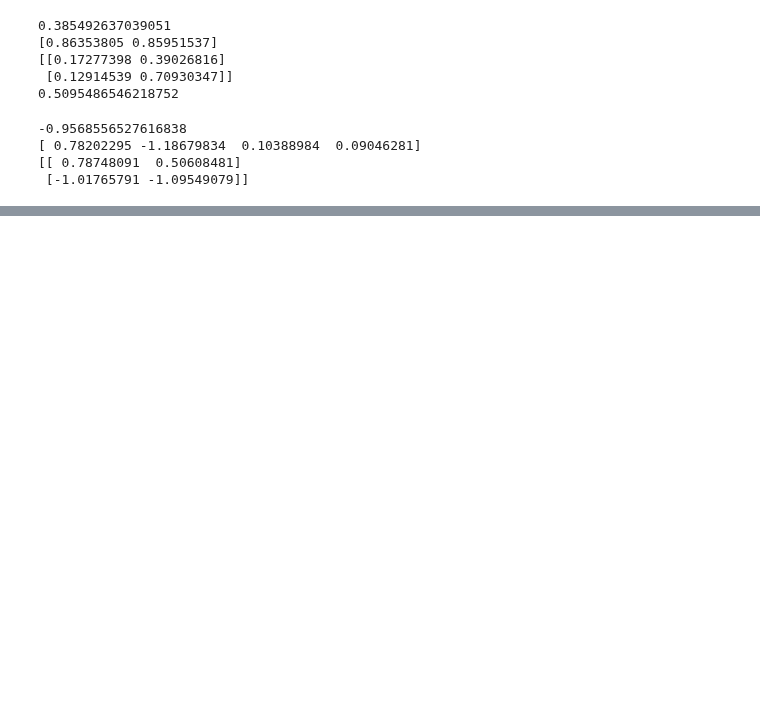
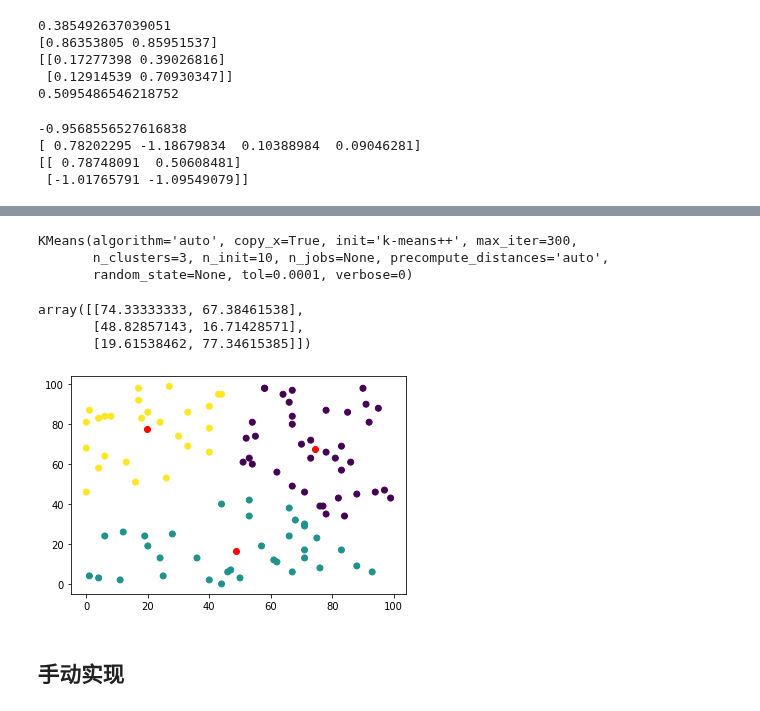
Before and after one commit to jh-lau/NLP, a Jupyter notebook: Artificial_Intelligence_for_NLP/Week_09_0831_kmeans_NN/recode.ipynb, the cells around one changed output, grey strips where cells are left out. Saved outputs shown, nothing was run; the diff lists cells and outputs as text; code cells hidden in the pictures; blank space fills up the shorter version.

```diff
--- a/Artificial_Intelligence_for_NLP/Week_09_0831_kmeans_NN/recode.ipynb
+++ b/Artificial_Intelligence_for_NLP/Week_09_0831_kmeans_NN/recode.ipynb
@@ -48,0 +67,21 @@ print(np.random.randn(2,2))
+# %%
+cluster = KMeans(3)
+cluster.fit(dots)
+# %% [output]
+KMeans(algorithm='auto', copy_x=True, init='k-means++', max_iter=300,
+       n_clusters=3, n_init=10, n_jobs=None, precompute_distances='auto',
+       random_state=None, tol=0.0001, verbose=0)
+# %%
+cluster.cluster_centers_
+# %% [output]
+array([[74.33333333, 67.38461538],
+       [48.82857143, 16.71428571],
+       [19.61538462, 77.34615385]])
+# %%
+plt.scatter(dots[:,0],dots[:,1],c=cluster.labels_)
+plt.scatter(cluster.cluster_centers_[:,0], cluster.cluster_centers_[:,1],c='r')
+plt.show()
+# %% [output]
+[figure, added]
+# %% [markdown]
+## 手动实现
```
Also changed, not shown: parts of 12 cells of this notebook, 1 other file.
